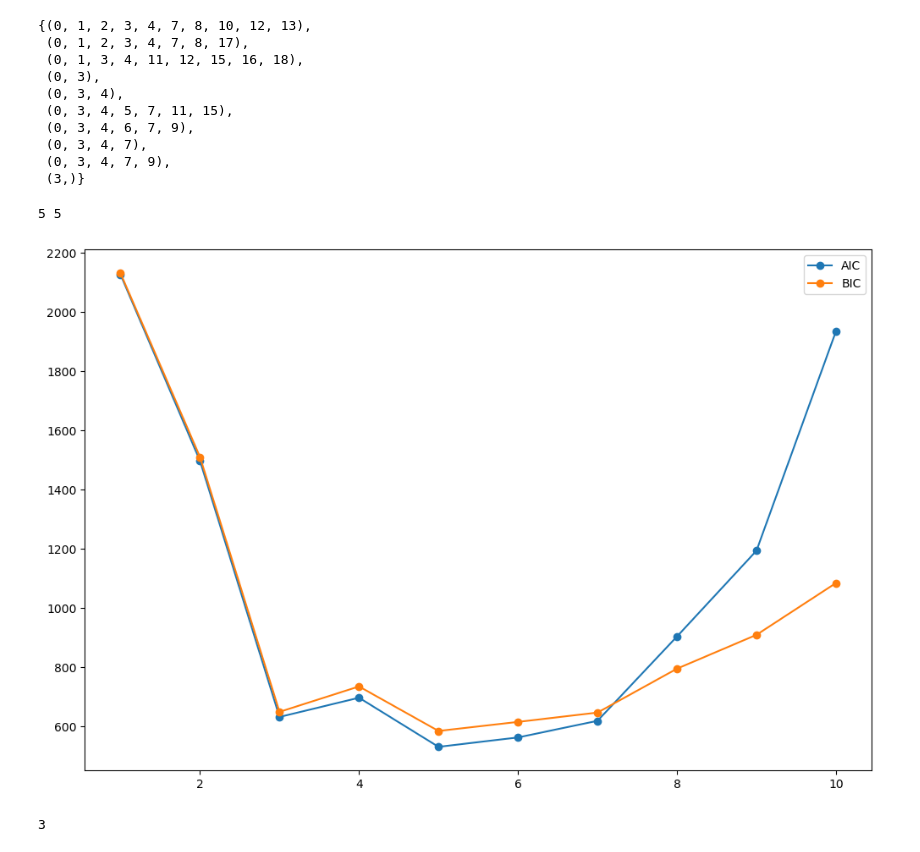
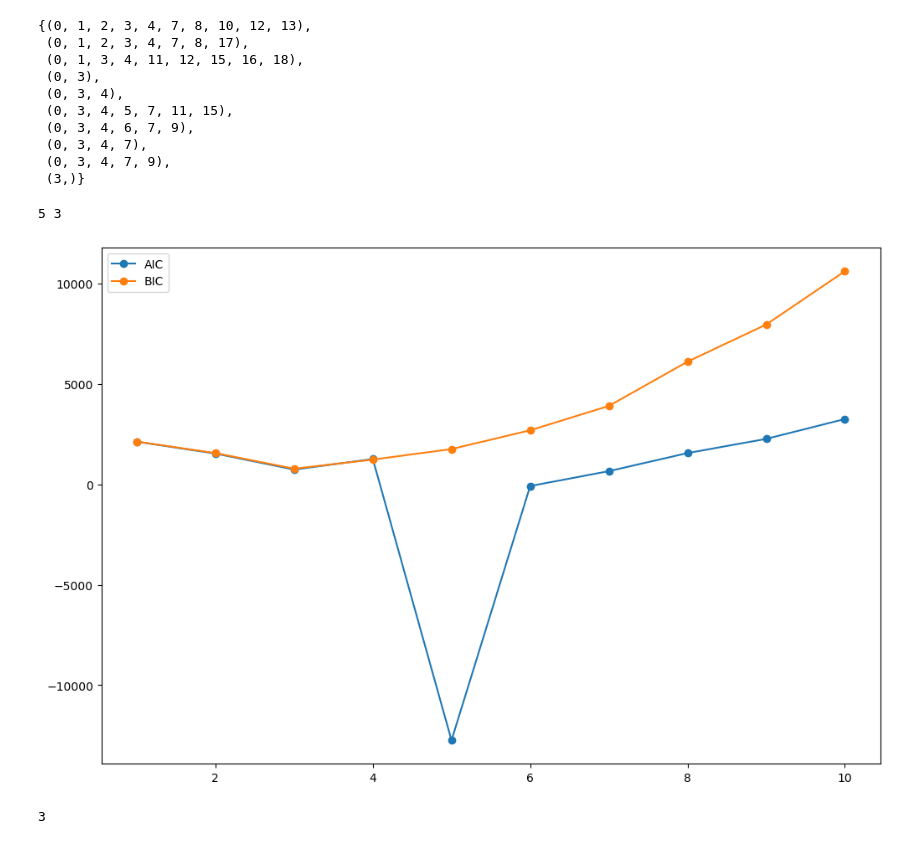
Before and after one commit to Pongpisit-Thanasutives/parametric-discovery, a Jupyter notebook: Spatial_Advection_Diffusion_WeakLib_KRR-Easy.ipynb, the cells around one changed output. Saved outputs shown, nothing was run; the diff lists cells and outputs as text; code cells hidden in the pictures.

```diff
--- a/Spatial_Advection_Diffusion_WeakLib_KRR-Easy.ipynb
+++ b/Spatial_Advection_Diffusion_WeakLib_KRR-Easy.ipynb
@@ -255,6 +255,16 @@ for i in trange(len(Theta_grouped)):
                                       miosr=True, refine=True, verbose=False)), key=len)
     for i in range(max_complexity):
         candidates[i].append(candidates_i[i])
+
+weak_group_sparsity = []
+for candidate in candidates:
+    k = 0
+    unique = Counter([_ for _ in candidate]).keys()
+    for _ in unique:
+        k += len(_)
+    weak_group_sparsity.append(k)
+print(weak_group_sparsity)
+
 # candidates
 # %% [output]
 Set parameter Username
@@ -324,44 +336,42 @@ ic_scores = {}
 ICOMPs = []; a_n = None; icomp_index = 1 # 1, 2
 AICs = []
 BICs = []
-for candidate in candidates:
+for com, candidate in enumerate(candidates):
     CMs = []
     vicomp = 0
-    k = 0
     est_xi = np.zeros((Theta_grouped[0].shape[-1], len(Ut_grouped)))
     for j in range(len(Theta_grouped)):
         est_xi[candidate[j], j:j+1] = np.linalg.lstsq(Theta_grouped[j][:, candidate[j]], Ut_grouped[j], rcond=None)[0]
         _, CM, vicomp = llf_complexity(Theta_grouped[j][:, candidate[j]], Ut_grouped[j],
                                        a_n=a_n)
         CM = CM[icomp_index]; vicomp = vicomp[icomp_index]
         CMs.append(CM)
-        k += len(candidate[j])
 
-    k = len(Counter([_ for _ in candidate]).keys())
+    k = weak_group_sparsity[com]
     vicomp /= len(Theta_grouped)
     Ut_grouped_est = estimate_Ut_grouped_est(Theta_grouped, est_xi)
     rss = rss_group(Ut_grouped_est, Ut_grouped, time_integrator)
     # N = np.prod(Ut_grouped.shape)
     N = np.prod(time_integrator(Ut_grouped).shape)
 
     # aic = PDE_FIND_Loss(Theta_grouped, Ut_grouped, est_xi)
     # bic = BIC_Loss(Theta_grouped, Ut_grouped, est_xi)
     # aic = N*np.log(2*np.pi*rss/N+epsilon) + 2*k
     aic = N*np.log(2*np.pi*rss/N+epsilon) + 2*k + 2*k+(2*k**2+2*k)/(N-k-1)
     bic = N*np.log(2*np.pi*rss/N+epsilon) + np.log(N)*k
     # icomp = N*np.log(2*np.pi*rss/N+epsilon) + 2*np.sum(CMs)
     AICs.append(aic)
     BICs.append(bic)
     ICOMPs.append(vicomp)
 
 print(np.argmin(AICs)+1, np.argmin(BICs)+1)
 plt.plot([_+1 for _ in range(max_complexity)], AICs, '-o', label='AIC')
 plt.plot([_+1 for _ in range(max_complexity)], BICs, '-o', label='BIC')
 plt.legend()
 plt.show()
 # %% [output]
-5 5
+5 3
-[figure, old version]
+[figure, new version]
 # %%
 print(np.argmin(ICOMPs)+1)
 plt.plot([_+1 for _ in range(max_complexity)], ICOMPs, '-o', label='ICOMP')
```
Also changed, not shown: parts of 7 cells of this notebook.
